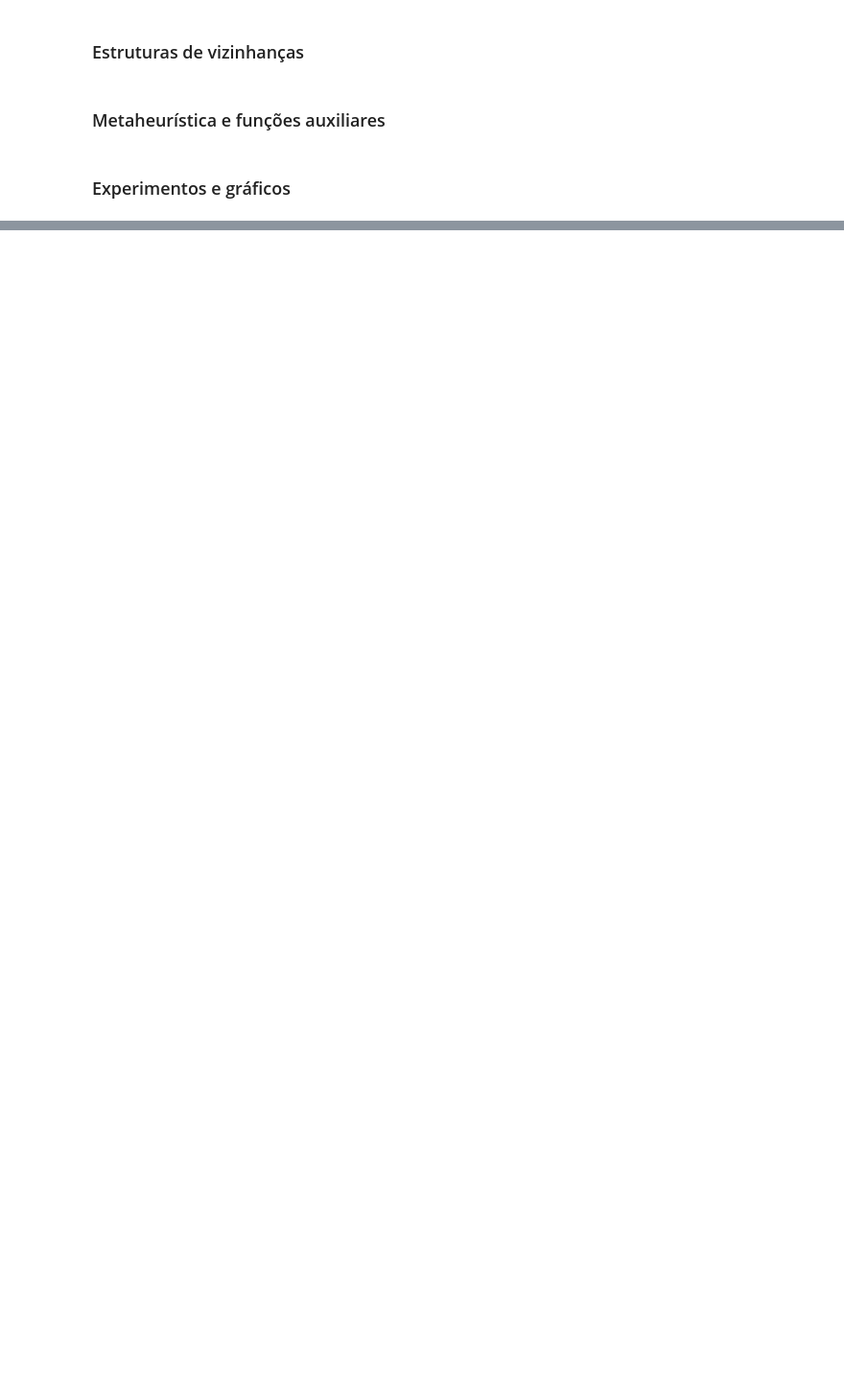
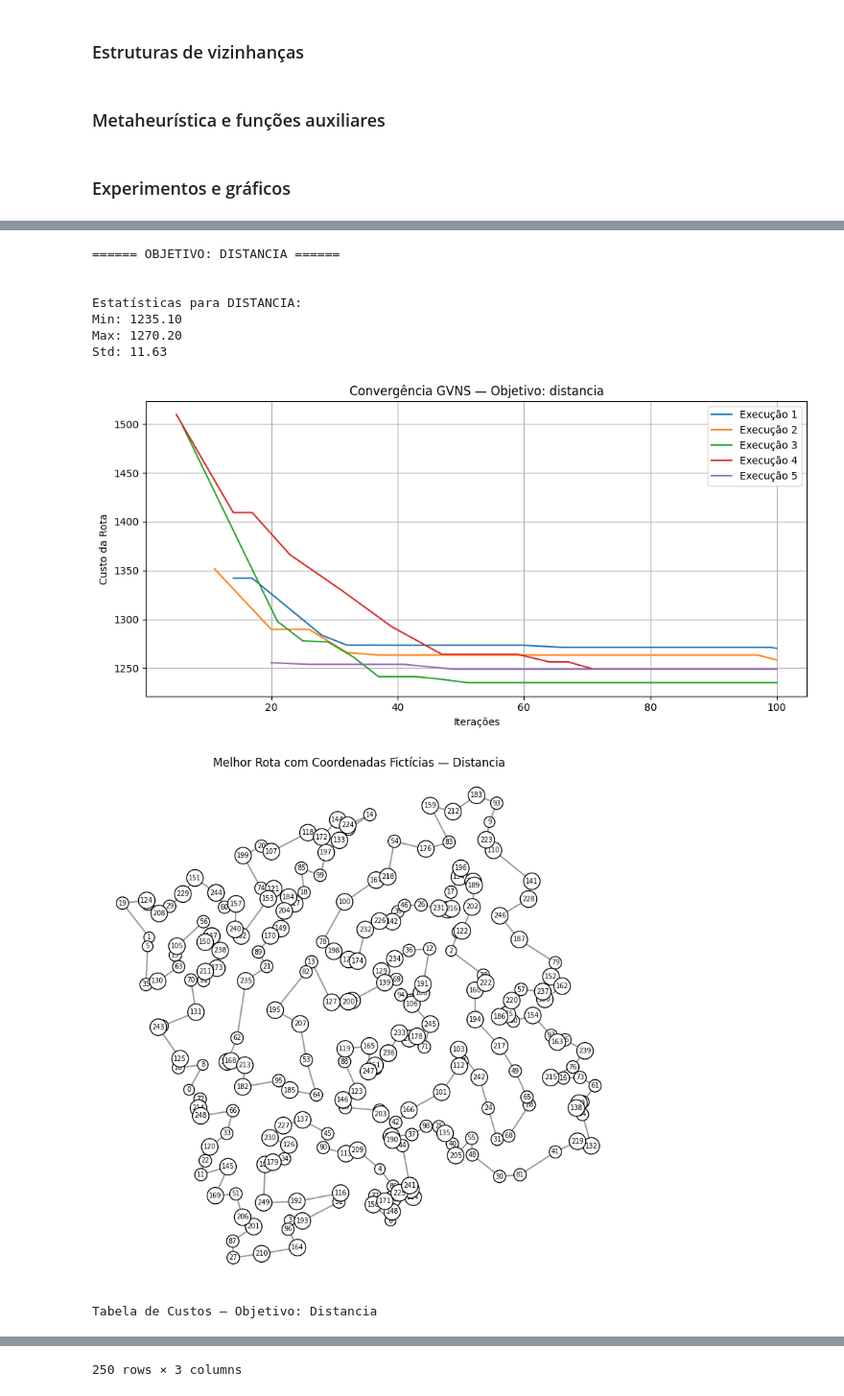
Before and after one commit to acpDaniel/Travelling-Salesman-Problem-TSP, a Jupyter notebook: tsp.ipynb, the cells around one changed output, grey strips where cells are left out. Shown at 96% size. Cells and saved outputs as stored; diff of their text form; code cells hidden in the pictures; blank space fills up the shorter version.

```diff
--- a/tsp.ipynb
+++ b/tsp.ipynb
@@ -213,11 +228,11 @@ def shake(rota, k):
         a = random.randrange(1, n - 1)
         return vizinhanca_adjacent_swap(rota, a)
     elif k == 2:
-        a = random.randint(1, n-2)
-        b = random.randint(1, n)
-        if b == a or b == a+1:
-            b = (b + 2) % n
-            if b == 0: b = 1
+        while True:
+            a = random.randint(1, n - 2)  # não pega o último
+            b = random.randint(1, n - 1)  # b pode ser até n-1
+            if b != a and b != a + 1:
+                break
         return vizinhanca_oropt1(rota, a, b)
     elif k == 3:
         a = random.randint(1, n-3)
@@ -301,7 +316,7 @@ def rvnd(problema, rota_inicial, objetivo, lmax=2, seed=None):
                 break
         if not melhorou:
             break
-    return rota, custo
+    return rota, custo_rota(problema, rota, objetivo)
 
 # Se o custo melhora trocamos a rota candidata e resetamos a vizinhança
 # Se não melhorar mantemos a rota e trocamos a vizinhança
@@ -327,6 +342,6 @@ def gvns(problema, rota_inicial, objetivo, lmax=2, kmax=3, max_iter=1000, seed=N
             x, fx, k = neighborhood_change(x, fx, x_b, f_b, k)
             it += 1
         solutions.append((it, fx))
-    return x, fx, solutions
+    return x, custo_rota(problema, x, objetivo), solutions
 # %% [markdown]
 ### Experimentos e gráficos
@@ -403,0 +447,38 @@ Custo após GVNS:        1232.600 Km
+# %%
+objetivos = ["distancia", "tempo"]
+problema = Problema("distancia.csv", "tempo.csv")
+
+# Gera as coordenadas fictícias uma única vez com base na matriz de DISTÂNCIA
+coords = gerar_coords_ficticias(problema.distancia)
+
+for objetivo in objetivos:
+    print(f"\n====== OBJETIVO: {objetivo.upper()} ======\n")
+
+    # Executa GVNS
+    resultados = avaliar_n_execucoes(
+        problema, objetivo=objetivo,
+        n_exec=5, kmax=3, lmax=1, max_iter=100
+    )
+
+    # Plota convergência
+    plotar_convergencias(resultados, objetivo)
+
+    # Seleciona melhor solução
+    melhor = min(resultados, key=lambda r: r['custo_gvns'])
+
+    # Plota a melhor rota com as coordenadas baseadas na DISTÂNCIA
+    plotar_rota_com_coords(melhor['rota_gvns'], coords, problema, objetivo)
+
+    # Gera tabela dos pares e custos
+    df_tabela = tabela_melhor_rota(melhor['rota_gvns'], problema, objetivo)
+# %% [output]
+====== OBJETIVO: DISTANCIA ======
+
+
+Estatísticas para DISTANCIA:
+Min: 1235.10
+Max: 1270.20
+Std: 11.63
+[figure, added]
+[figure, added]
+Tabela de Custos — Objetivo: Distancia
@@ -403,0 +497 @@ Custo após GVNS:        1232.600 Km
+250 rows × 3 columns
```
Also changed, not shown: parts of 7 cells of this notebook.
